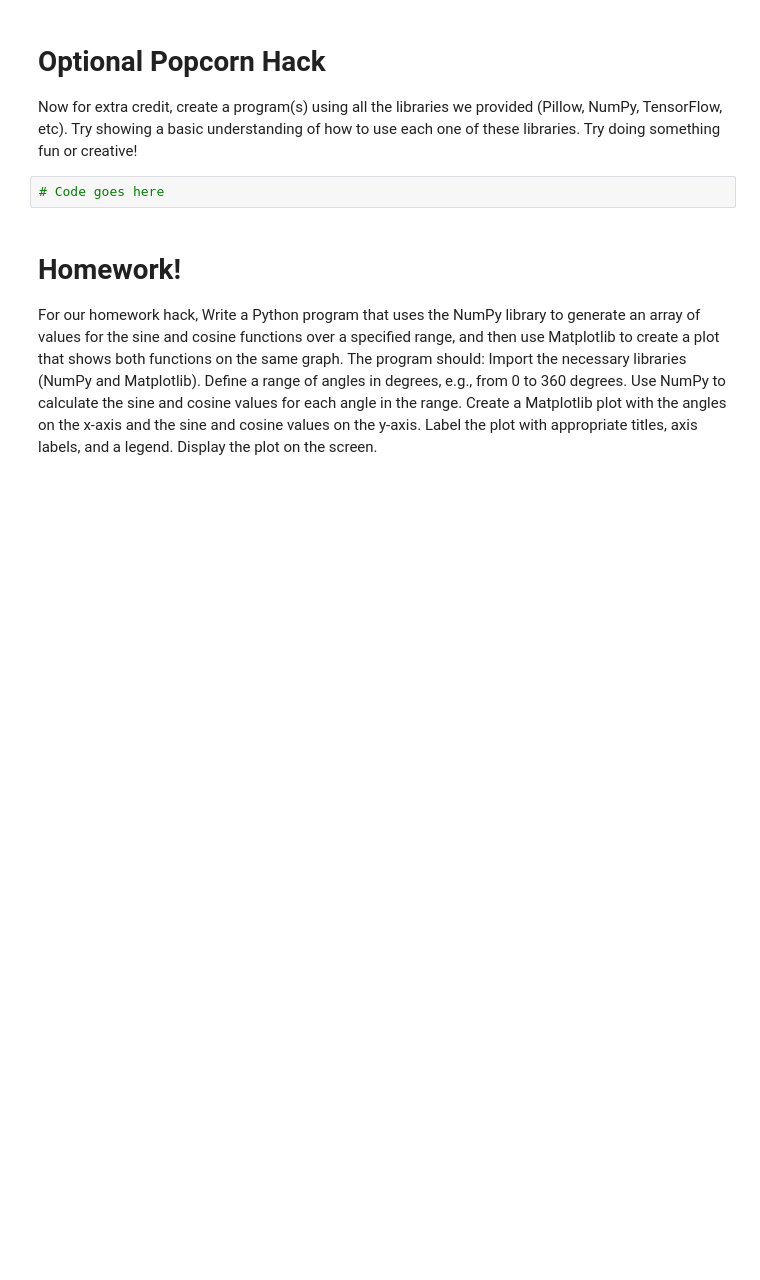
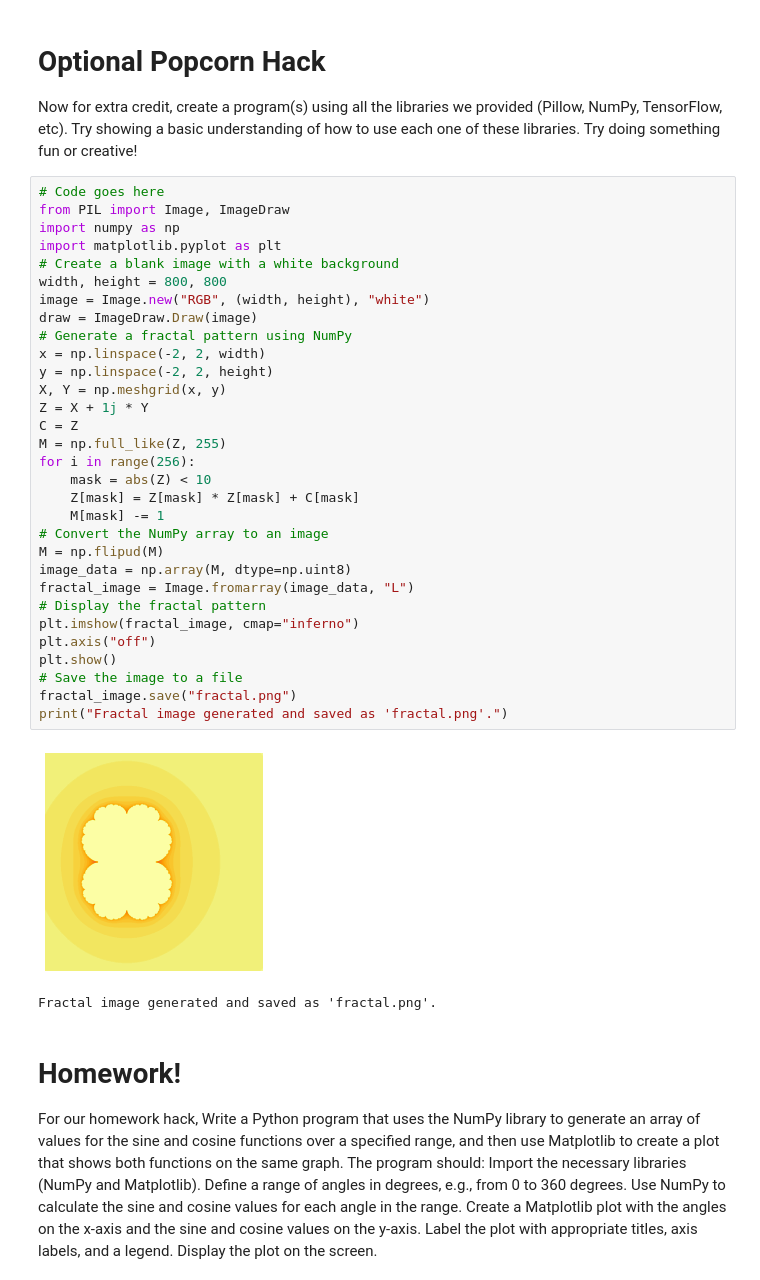
Before and after one commit to Ashwinv93/CompSci, a Jupyter notebook: _notebooks/2023-10-21-teamteach.ipynb, the cells around one changed output. Drawn from its saved outputs; the diff is of its cells as text; blank space fills up the shorter version.

```diff
--- a/_notebooks/2023-10-21-teamteach.ipynb
+++ b/_notebooks/2023-10-21-teamteach.ipynb
@@ -140,8 +174,40 @@ sales = [150, 170, 190, 200, 220, 250, 280, 300, 280, 250, 230, 190]
 # %% [markdown]
 <h1>Optional Popcorn Hack</h1>
 Now for extra credit, create a program(s) using all the libraries we provided (Pillow, NumPy, TensorFlow, etc). Try showing a basic understanding of how to use each one of these libraries. Try doing something fun or creative!
-# %%
-# Code goes here
+# %%
+# Code goes here
+from PIL import Image, ImageDraw
+import numpy as np
+import matplotlib.pyplot as plt
+# Create a blank image with a white background
+width, height = 800, 800
+image = Image.new("RGB", (width, height), "white")
+draw = ImageDraw.Draw(image)
+# Generate a fractal pattern using NumPy
+x = np.linspace(-2, 2, width)
+y = np.linspace(-2, 2, height)
+X, Y = np.meshgrid(x, y)
+Z = X + 1j * Y
+C = Z
+M = np.full_like(Z, 255)
+for i in range(256):
+    mask = abs(Z) < 10
+    Z[mask] = Z[mask] * Z[mask] + C[mask]
+    M[mask] -= 1
+# Convert the NumPy array to an image
+M = np.flipud(M)
+image_data = np.array(M, dtype=np.uint8)
+fractal_image = Image.fromarray(image_data, "L")
+# Display the fractal pattern
+plt.imshow(fractal_image, cmap="inferno")
+plt.axis("off")
+plt.show()
+# Save the image to a file
+fractal_image.save("fractal.png")
+print("Fractal image generated and saved as 'fractal.png'.")
+# %% [output]
+[figure, added]
+Fractal image generated and saved as 'fractal.png'.
 # %% [markdown]
 <h1>Homework!</h1>
 For our homework hack, Write a Python program that uses the NumPy library to generate an array of values for the sine and cosine functions over a specified range, and then use Matplotlib to create a plot that shows both functions on the same graph. The program should:
```
Also changed, not shown: parts of 6 cells of this notebook, 4 other files.
